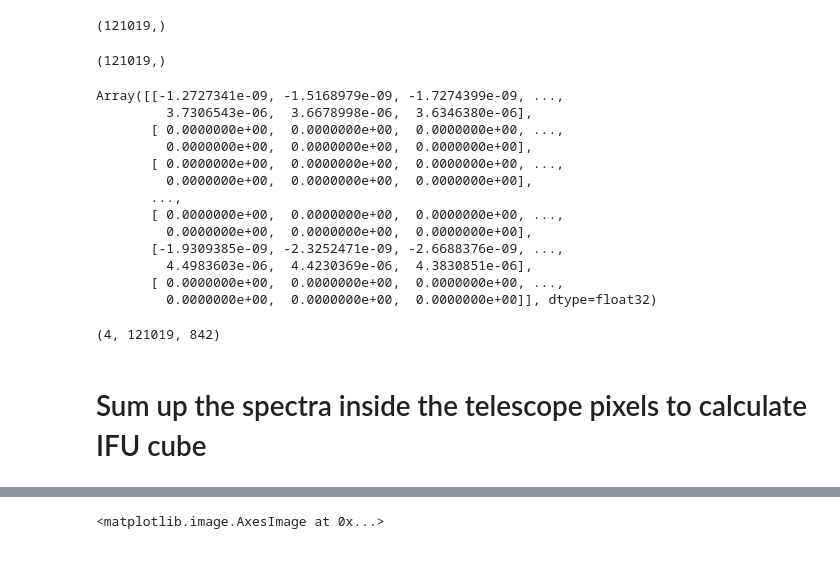
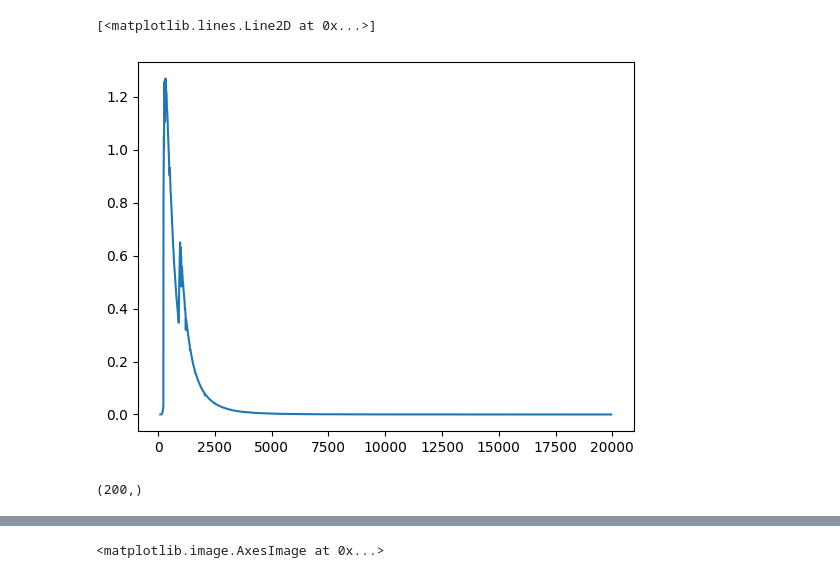
Before and after one commit to ufuk-cakir/rubix, a Jupyter notebook: notebooks/spectra_calculation.ipynb, the cells around one changed output, grey strips where cells are left out. Drawn from its saved outputs; the diff is of its cells as text; code cells hidden in the pictures.

```diff
--- a/notebooks/spectra_calculation.ipynb
+++ b/notebooks/spectra_calculation.ipynb
@@ -160,34 +137,9 @@ lookup_vmap = vmap(lookup, in_axes=(0, 0))
+# %%
+plt.plot(wavelengths,ssp.flux[0,0])
+# %% [output]
+[<matplotlib.lines.Line2D at 0x...>]
+[figure, added]
 # %%
-metallicity[0].shape
+visible_indices[0].shape
 # %% [output]
-(121019,)
+(200,)
-# %%
-metallicity[0].shape
-# %% [output]
-(121019,)
-# %%
-lookup_vmap(metallicity[0], age[0])
-# %% [output]
-Array([[-1.2727341e-09, -1.5168979e-09, -1.7274399e-09, ...,
-         3.7306543e-06,  3.6678998e-06,  3.6346380e-06],
-       [ 0.0000000e+00,  0.0000000e+00,  0.0000000e+00, ...,
-         0.0000000e+00,  0.0000000e+00,  0.0000000e+00],
-       [ 0.0000000e+00,  0.0000000e+00,  0.0000000e+00, ...,
-         0.0000000e+00,  0.0000000e+00,  0.0000000e+00],
-       ...,
-       [ 0.0000000e+00,  0.0000000e+00,  0.0000000e+00, ...,
-         0.0000000e+00,  0.0000000e+00,  0.0000000e+00],
-       [-1.9309385e-09, -2.3252471e-09, -2.6688376e-09, ...,
-         4.4983603e-06,  4.4230369e-06,  4.3830851e-06],
-       [ 0.0000000e+00,  0.0000000e+00,  0.0000000e+00, ...,
-         0.0000000e+00,  0.0000000e+00,  0.0000000e+00]], dtype=float32)
-# %%
-#pmap across the GPUs
-lookup_pmap = pmap(lookup_vmap, in_axes=(0, 0))
-
-spectra = lookup_pmap(metallicity, age)
-spectra.shape
-# %% [output]
-(4, 121019, 842)
-# %% [markdown]
-# Sum up the spectra inside the telescope pixels to calculate IFU cube
```
Also changed, not shown: parts of 22 cells of this notebook, 4 other files.
